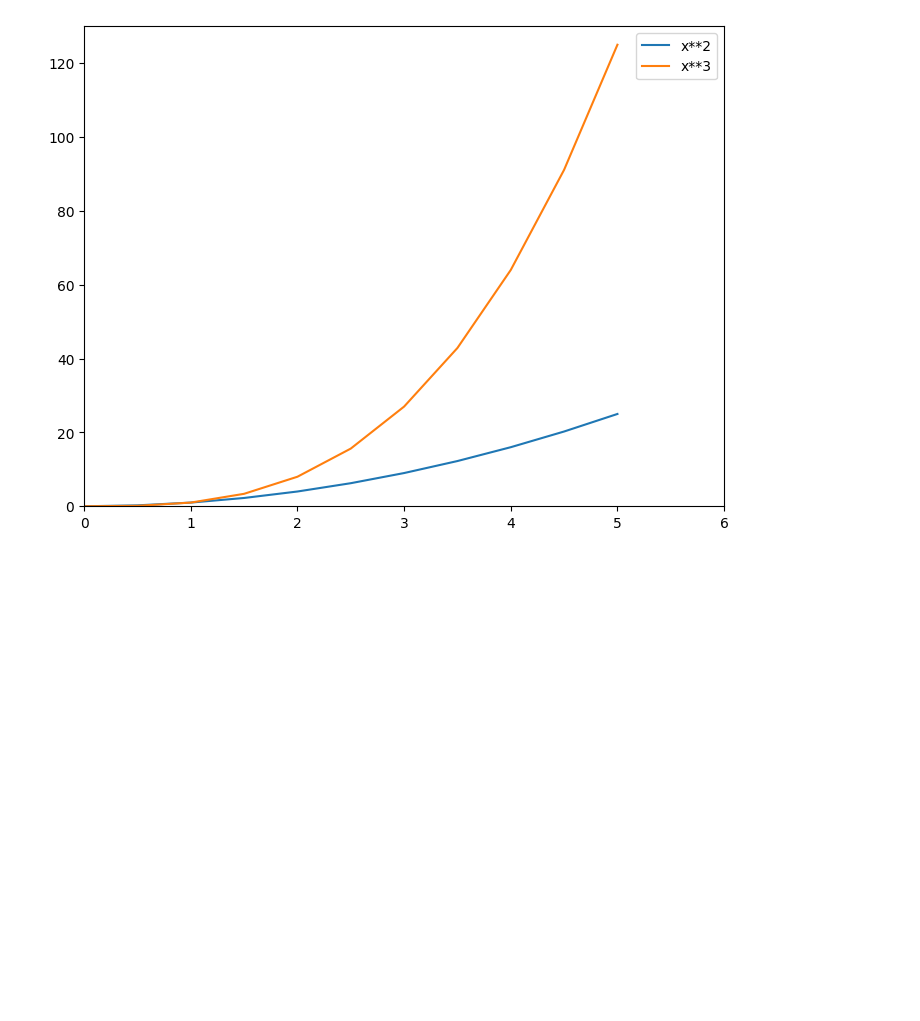
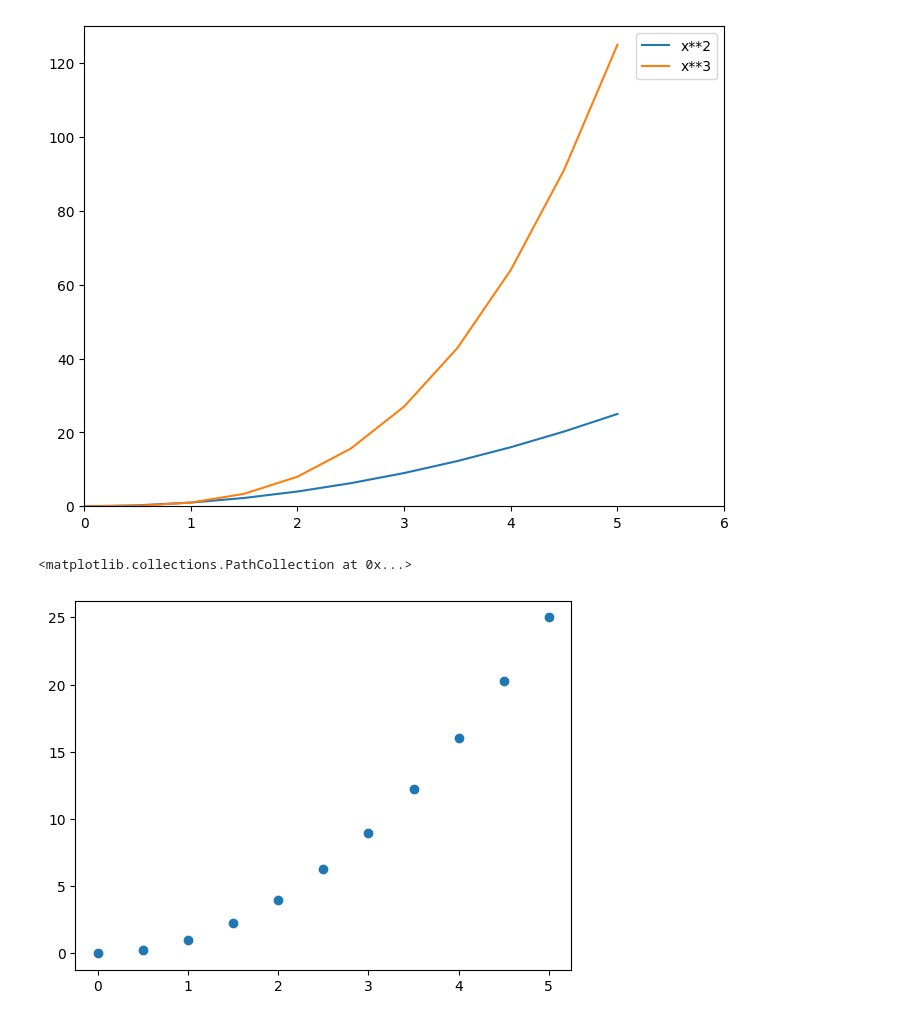
Before and after one commit to FahadUsmani20/Data-Science-Learning-and-Projects, a Jupyter notebook: Matplotlib/matplotlib.ipynb, the cells around one changed output. Cells and saved outputs as stored; diff of their text form; code cells hidden in the pictures; blank space fills up the shorter version.

Commit message:
Updated Matplotlib file

```diff
--- a/Matplotlib/matplotlib.ipynb
+++ b/Matplotlib/matplotlib.ipynb
@@ -155,3 +155,8 @@ ax.legend(loc=0)
 # %% [output]
 <matplotlib.legend.Legend at 0x...>
 [figure]
+# %%
+plt.scatter(x,y)
+# %% [output]
+<matplotlib.collections.PathCollection at 0x...>
+[figure, added]
```
Also changed, not shown: parts of 2 cells of this notebook.
